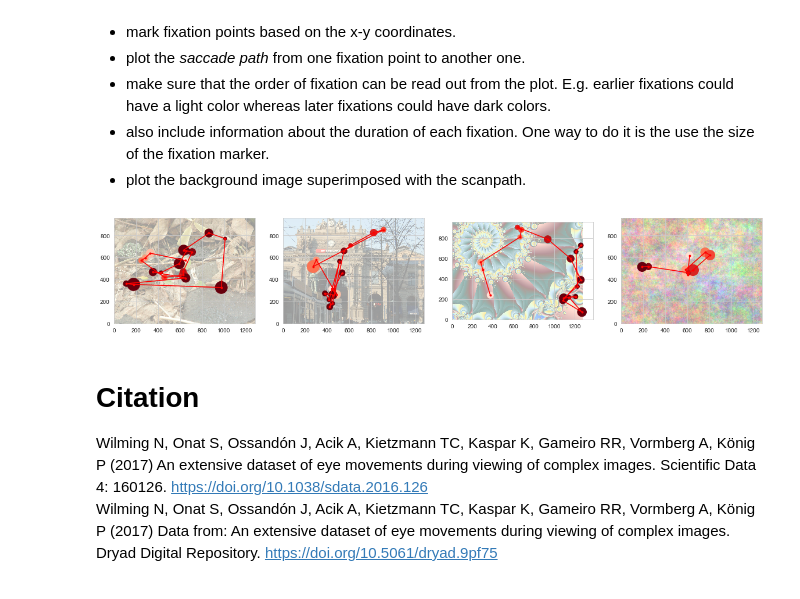
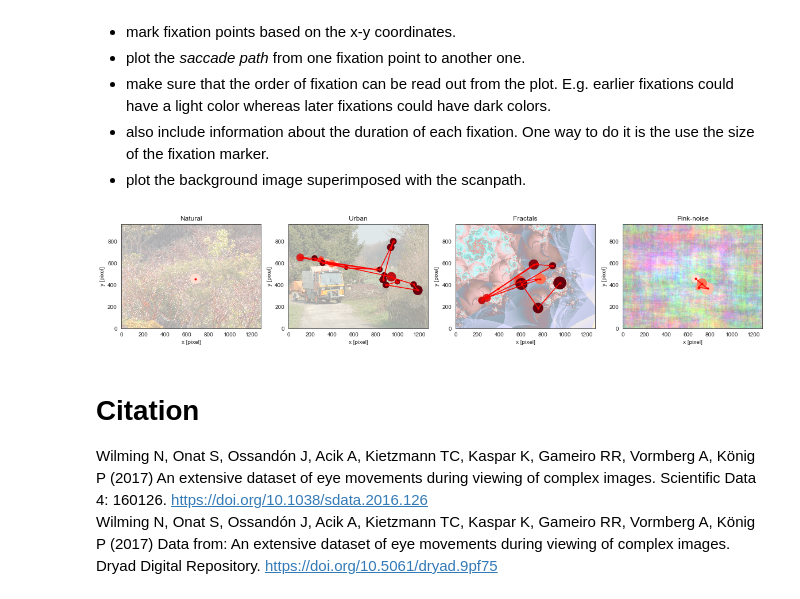
Before and after one commit to NBP-ACC/week-7-acc_01, a Jupyter notebook: Sheet05.ipynb, the cells around one changed output. Saved outputs shown, nothing was run; the diff lists cells and outputs as text; code cells hidden in the pictures.

````diff
--- a/Sheet05.ipynb
+++ b/Sheet05.ipynb
@@ -183,8 +184,8 @@ As ANOVA and lots of other statistical tests can be used only for normally distr
 # %%
 fig, axes = plt.subplots(nrows=1, ncols=2, figsize=(15,3))
 
-prob = sm.ProbPlot(df_clean.groupby(["SUBJECTINDEX", "trial"]).duration.mean(),dist="norm")
+prob = sm.ProbPlot(df_clean.duration, dist="norm")
 a = prob.qqplot(line="r", ax=axes[0])
-prob2 = sm.ProbPlot(df_clean.groupby(["SUBJECTINDEX", "trial"]).trial.count(),dist="norm")
+prob2 = sm.ProbPlot(df_clean.groupby(["trial", "SUBJECTINDEX"]).trial.count(),dist="norm")
 b = prob2.qqplot(line="r", ax=axes[1])
 # %% [output]
@@ -250,17 +258,22 @@ If you took Action & Cognition I, you have probably heard about the leftward bia
 - mark the confidence interval around each point.
 - make a vertical line at middle point of the x values. The x-coordinate of the fixation point in the data is based on the coordinate system using the display resolution. You can find out the information about display resolution by taking a look at the meta data.
 # %%
+sns.set_style("white")
+# add the bin as a column
 df_clean['bin'] = df_clean['trial']
 for (i, b) in enumerate(bins[:6]):
     df_clean['bin'] = np.where((df_clean["start"] >= b) & (df_clean["start"] <= bins[i+1]), i+1, df_clean['bin'])
-mean_x = df_clean.groupby("bin", as_index=False)["x"].mean()
+# make this column a categorical column for plotting
+df_clean['bin'] = df_clean['bin'].astype('category')
 
 fig, axes = plt.subplots()
 fig.set_size_inches(8, 10)
 
-sns.pointplot(x = 'x', y="bin", data=mean_x, linestyle = None, orient='h', ci="sd")
+# use standard deviation from the mean as confidence interval
+sns.pointplot(x ='x', y='bin', data=df_clean, join=False, ci="sd")
 
-# setting some plot options
+# setting the x limits according to image size
 plt.xlim((0,1280))
+# add vertical line at middle of x range
 plt.axvline(x=640, color='gray', linestyle='--');
 # %% [output]
@@ -275,18 +288,26 @@ Now let's use heatmap to visualize which part of pictures is fixated for how lon
 - don't forget to use the parameter ```extent``` to control for the bounding box to which the image should fit in.
 - if you want to use other functions that's surely fine as well.
 # %%
+# store category names for plot titles and filtering
 c_names = ["Natural", "Urban", "Fractals", "Pink-noise"]
+
+# plot 5 heat maps
 fig, axes = plt.subplots(nrows=1, ncols=5, figsize=(20,12))
 for (i,c) in enumerate(c_names):
+    # filter for category name
     temp = df_clean[df_clean["category_name"]==c]
+    # get the heat map data
     H, xedges, yedges = np.histogram2d(x=temp.x, y=temp.y, bins=5)
     axes[i].imshow(H.T, interpolation='gaussian', origin='low',
         extent=[xedges[0], xedges[-1], yedges[0], yedges[-1]], cmap="plasma")
+    # set labels and add center dot
     axes[i].set(title=c, xlabel="x [pixel]", ylabel="y [pixel]")
     axes[i].scatter(640, 480, s=5, c='red', marker='o')
+# generate the heat map averaged over all categories
 H, xedges, yedges = np.histogram2d(x=df_clean.x, y=df_clean.y, bins=5)
-axes[4].imshow(H.T, interpolation='gaussian', origin='low',
+im = axes[4].imshow(H.T, interpolation='gaussian', origin='low',
         extent=[xedges[0], xedges[-1], yedges[0], yedges[-1]], cmap="plasma")
 axes[4].set(title="Averaged", xlabel="x [pixel]", ylabel="y [pixel]")
 axes[4].scatter(640, 480, s=5, c='red', marker='o');
+fig.tight_layout()
 # %% [output]
@@ -304,30 +325,44 @@ We want to know whether different scan behaviour is used when viewing images of
 # %%
 # import circles to draw on the image
 from matplotlib.patches import Circle
 
+# store category names to iterate over and label plots
 c_names = ["Natural", "Urban", "Fractals", "Pink-noise"]
+
+# plot the scanpath
 fig, axes = plt.subplots(nrows=1, ncols=4, figsize=(20,12))
+# use Reds colormap for fixation locations
 cmap = plt.cm.get_cmap('Reds')
 for (i,c) in enumerate(c_names):
+    # randomly draw a trial and a subject
     r_trial = float(np.random.randint(1, 256))
-    r_subject = float(np.random.randint(1, 49))
+    # filter the data table for the category and the trial
     df_trial = df_clean[(df_clean["category_name"] == c) & (df_clean["trial"] == r_trial)]
+    # get all subjects that performed this trial in the given category
     subjects = df_trial.SUBJECTINDEX.unique()
+    # chose a random subject to draw the scanpath for and filter for that subject
     r_subject = np.random.choice(subjects, 1)
     df_trial_sub = df_trial[df_trial["SUBJECTINDEX"] == r_subject[0]]
+    # load the image to overlay the scanpath on
     cat = int(df_trial_sub.category.unique()[0])
     im = int(df_trial_sub.filenumber.unique()[0])
-    axes[i].imshow(mpl.image.imread('Data/Stimuli_{}/{}/{}.png'.format(cat, cat, im)), extent=(0,1280,0,960), alpha = 0.4)
+    axes[i].imshow(mpl.image.imread(DATAPATH+'Stimuli_{}/{}/{}.png'.format(cat, cat, im)), extent=(0,1280,0,960), alpha = 0.4)
+    # store x and y position and duration of fixations as lists
     xpix = df_trial_sub['x'].tolist()
     ypix = df_trial_sub['y'].tolist()
     dur = df_trial_sub['duration'].tolist()
+    # create fixation dots
     for m in range(len(xpix)):
+        # later fixation points will be darker
         rgba = cmap(((m + 1) * 30))
+        # draw fixation dots, longer fixations will have larger dots
         p1 = Circle((xpix[m],ypix[m]), radius=(dur[m]/7), color=(rgba))
         axes[i].add_patch(p1)
+    # plot the saccade path
     axes[i].plot(xpix, ypix, '.r-')
+    axes[i].set(title=c, xlabel="x [pixel]", ylabel="y [pixel]")
 # %% [output]
-[figure, old version]
+[figure, new version]
 # %% [markdown]
 # Citation
 Wilming N, Onat S, Ossandón J, Acik A, Kietzmann TC, Kaspar K, Gameiro RR, Vormberg A, König P (2017) An extensive dataset of eye movements during viewing of complex images. Scientific Data 4: 160126. https://doi.org/10.1038/sdata.2016.126
````
Also changed, not shown: parts of 15 cells of this notebook.
